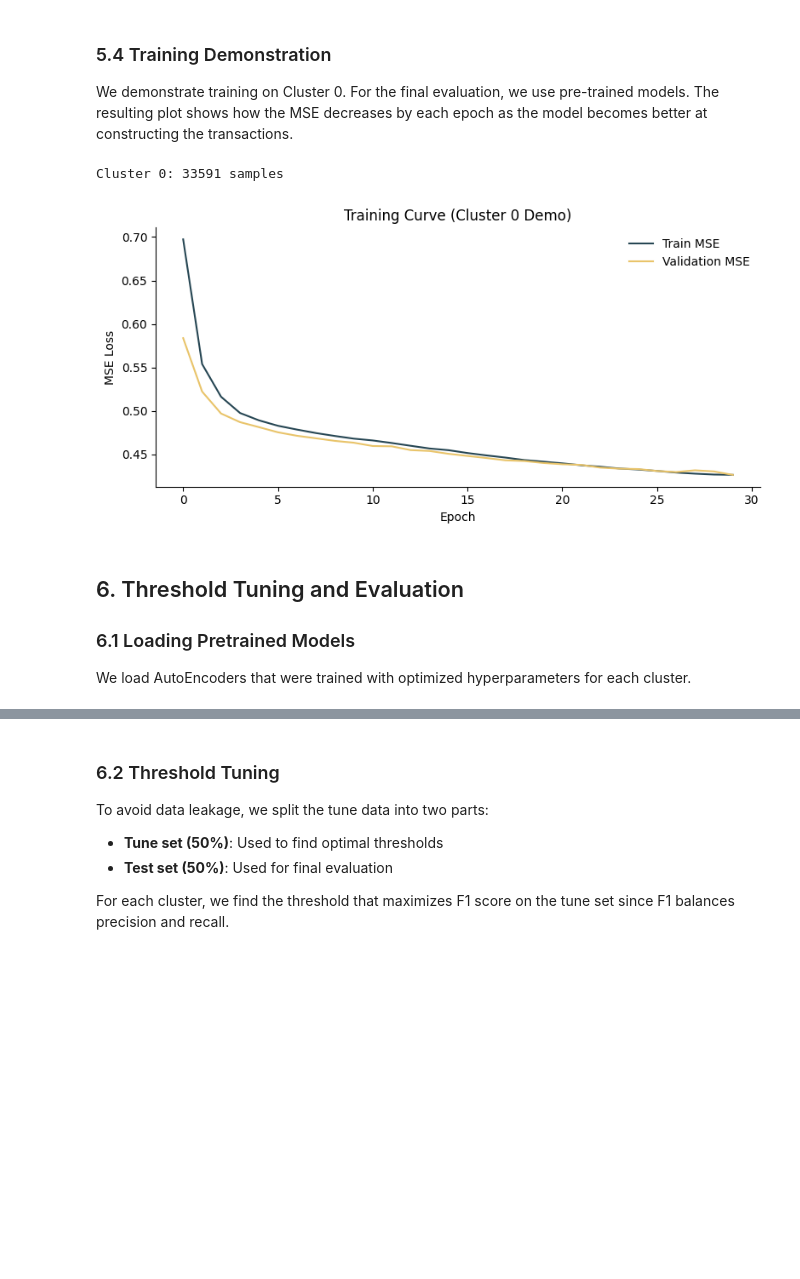
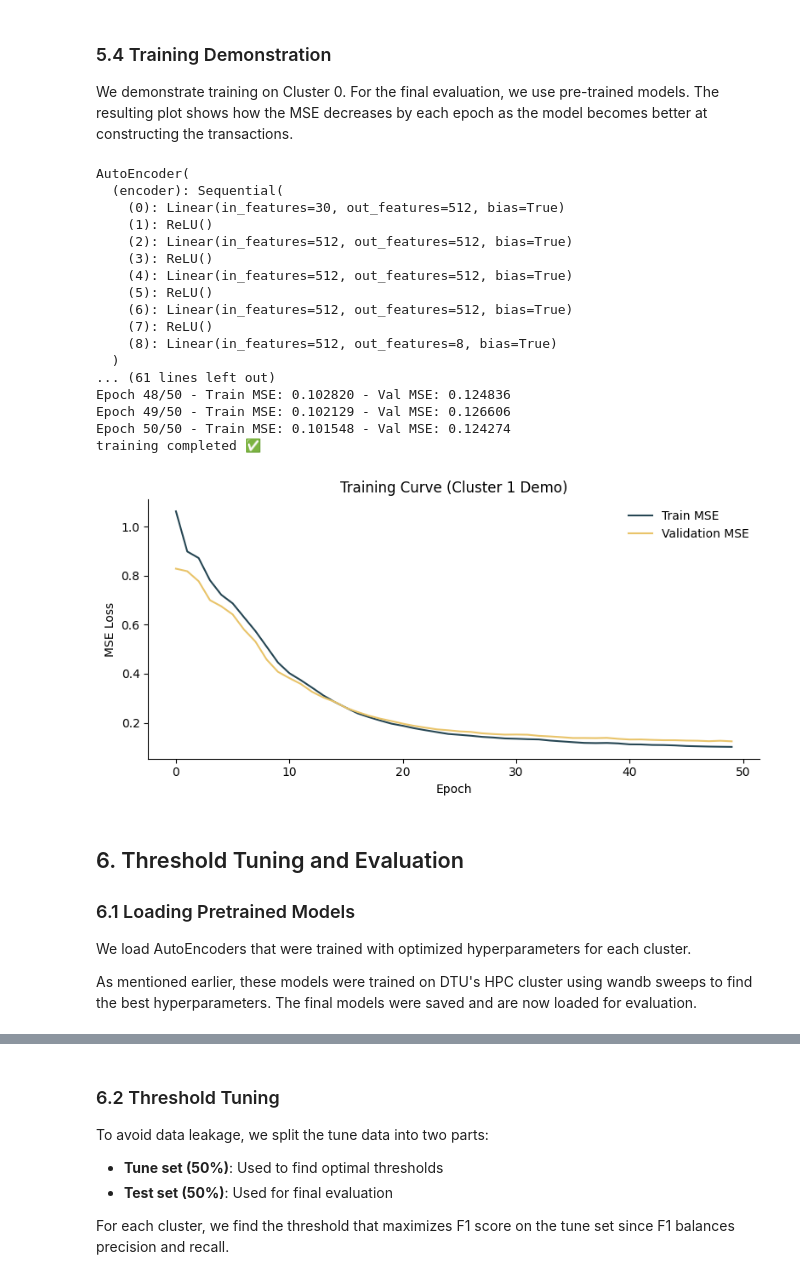
Before and after one commit to sunnakaradottir/data_science, a Jupyter notebook: notebooks/project.ipynb, the cells around one changed output, grey strips where cells are left out. Drawn from its saved outputs; the diff is of its cells as text; code cells hidden in the pictures; blank space fills up the shorter version.

```diff
--- a/notebooks/project.ipynb
+++ b/notebooks/project.ipynb
@@ -75,6 +195,9 @@ We also standardize features using `StandardScaler` fitted only on normal data.
 # %%
-base_df = pd.read_csv('../data/base_data.csv')
-tune_df = pd.read_csv('../data/tune_data.csv')
+# Prepare the tune split
+prepare_tune_split(source_path='data/creditcard.csv')
+
+base_df = pd.read_csv('data/base_data.csv')
+tune_df = pd.read_csv('data/tune_data.csv')
 
 print("Base data (training):")
 print(f"  {len(base_df)} samples, {base_df['Class'].sum()} fraud")
@@ -427,37 +577,56 @@ Cluster 3:
 We demonstrate training on Cluster 0. For the final evaluation, we use pre-trained models.
 The resulting plot shows how the MSE decreases by each epoch as the model becomes better at constructing the transactions.
 # %%
+# Optimal config for demonstration on cluster 1
 demo_cfg = {
     "val_split": 0.2,
     "seed": 42,
-    "batch_size": 256,
-    "hidden_dim": 64,
-    "latent": 2,
-    "num_layers": 1,
-    "lr": 1e-3,
-    "weight_decay": 0,
-    "epochs": 30
+    "batch_size": 512,
+    "hidden_dim": 512,
+    "latent": 8,
+    "num_layers": 4,
+    "lr": 0.0003663209242790148,
+    "weight_decay": 1e-05,
+    "epochs": 50
 }
 
-X_cluster_0 = X_base_scaled[cluster_labels == 0]
-demo_model, train_losses, val_losses = train_on_cluster(X_cluster_0, in_dim=30, cfg=demo_cfg, cid=0)
+X_cluster_1 = X_base_scaled[cluster_labels == 1]
+demo_model, train_losses, val_losses = train_on_cluster(X_cluster_1, in_dim=X_cluster_1.shape[1], cfg=demo_cfg, cid=1)
 
 plt.figure(figsize=(8, 4))
 plt.plot(train_losses, label='Train MSE', color='#264653')
 plt.plot(val_losses, label='Validation MSE', color='#e9c46a')
 plt.xlabel('Epoch')
 plt.ylabel('MSE Loss')
-plt.title('Training Curve (Cluster 0 Demo)')
+plt.title('Training Curve (Cluster 1 Demo)')
 plt.legend(frameon=False)
 plt.gca().spines['top'].set_visible(False)
 plt.gca().spines['right'].set_visible(False)
 plt.tight_layout()
 plt.show()
 # %% [output]
-Cluster 0: 33591 samples
+AutoEncoder(
+  (encoder): Sequential(
+    (0): Linear(in_features=30, out_features=512, bias=True)
+    (1): ReLU()
+    (2): Linear(in_features=512, out_features=512, bias=True)
+    (3): ReLU()
+    (4): Linear(in_features=512, out_features=512, bias=True)
+    (5): ReLU()
+    (6): Linear(in_features=512, out_features=512, bias=True)
+    (7): ReLU()
+    (8): Linear(in_features=512, out_features=8, bias=True)
+  )
+... (61 lines left out)
+Epoch 48/50 - Train MSE: 0.102820 - Val MSE: 0.124836
+Epoch 49/50 - Train MSE: 0.102129 - Val MSE: 0.126606
+Epoch 50/50 - Train MSE: 0.101548 - Val MSE: 0.124274
+training completed ✅
-[figure, old version]
+[figure, new version]
 # %% [markdown]
 ## 6. Threshold Tuning and Evaluation
 ### 6.1 Loading Pretrained Models
 We load AutoEncoders that were trained with optimized hyperparameters for each cluster.
+
+As mentioned earlier, these models were trained on DTU's HPC cluster using wandb sweeps to find the best hyperparameters. The final models were saved and are now loaded for evaluation.
 # %%
```
Also changed, not shown: parts of 13 cells of this notebook, 5 other files.
